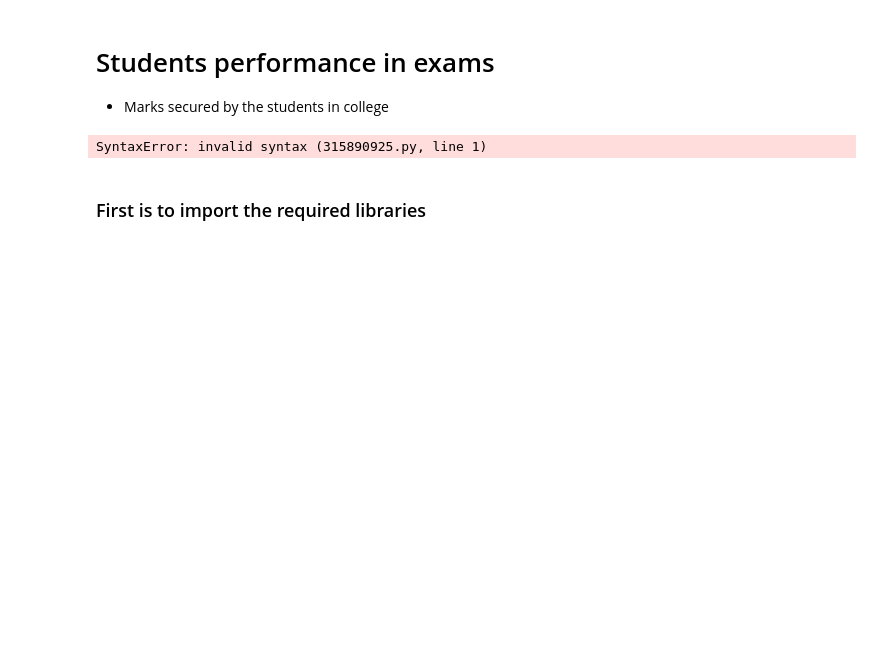
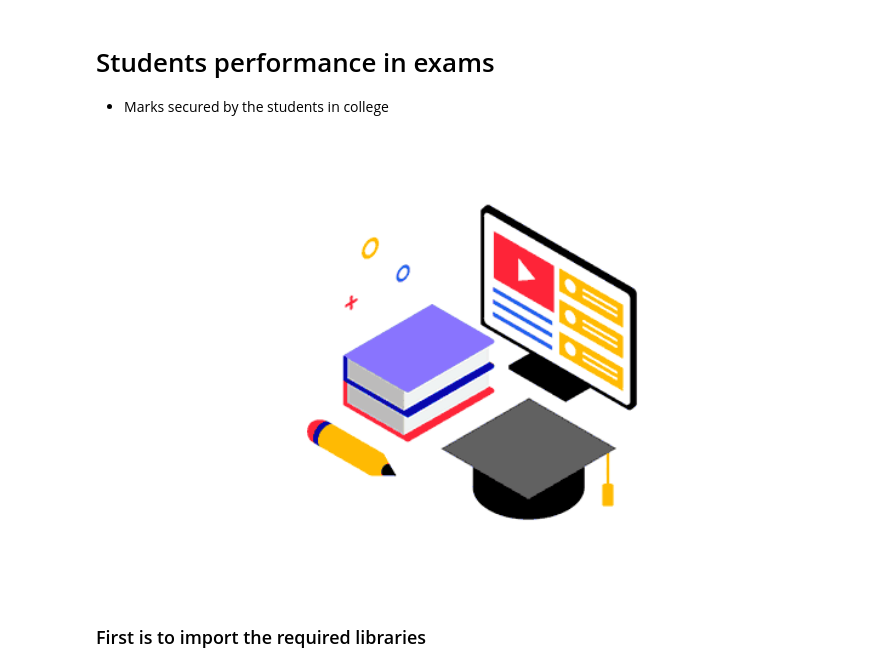
Before and after one commit to Steve-26/Lingkod, a Jupyter notebook: Analysis/PerformanceOfTheClassInEachSubject.ipynb, the cells around one changed output. Cells and saved outputs as stored; diff of their text form; code cells hidden in the pictures; blank space fills up the shorter version.

```diff
--- a/Analysis/PerformanceOfTheClassInEachSubject.ipynb
+++ b/Analysis/PerformanceOfTheClassInEachSubject.ipynb
@@ -1,10 +1,10 @@
 # %% [markdown]
 # Students performance in exams
 * Marks secured by the students in college
-# %%
-<img align="right" alt="Coding" width="400" src="github.gif">
-# %% [output]
-SyntaxError: invalid syntax (315890925.py, line 1)
+# %%
+Image(filename="education.gif", width=800)
+# %% [output]
+[figure, added]
 # %% [markdown]
 ### First is to import the required libraries
 # %%
```
Also changed, not shown: parts of 4 cells of this notebook, 1 other file.
